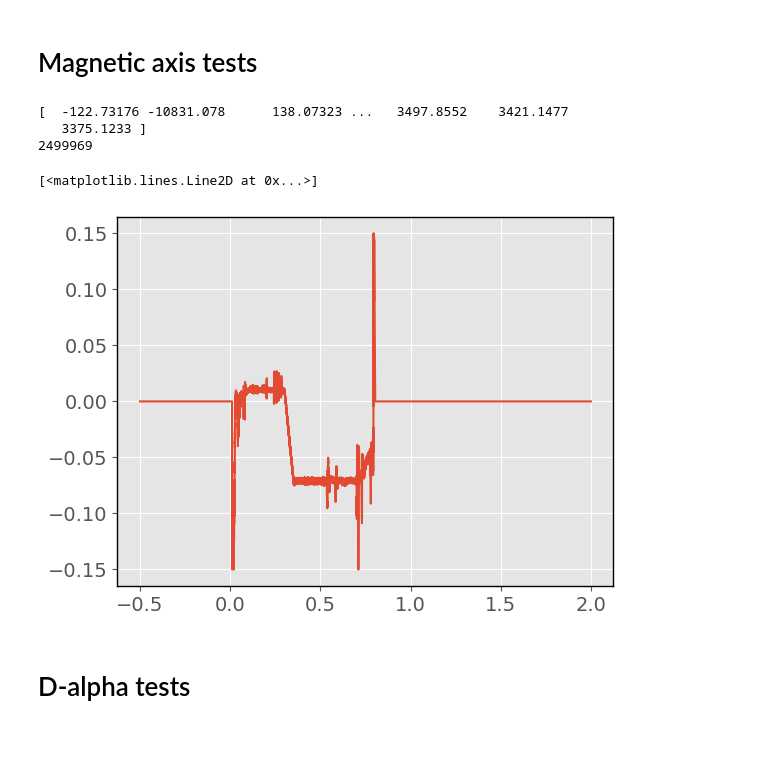
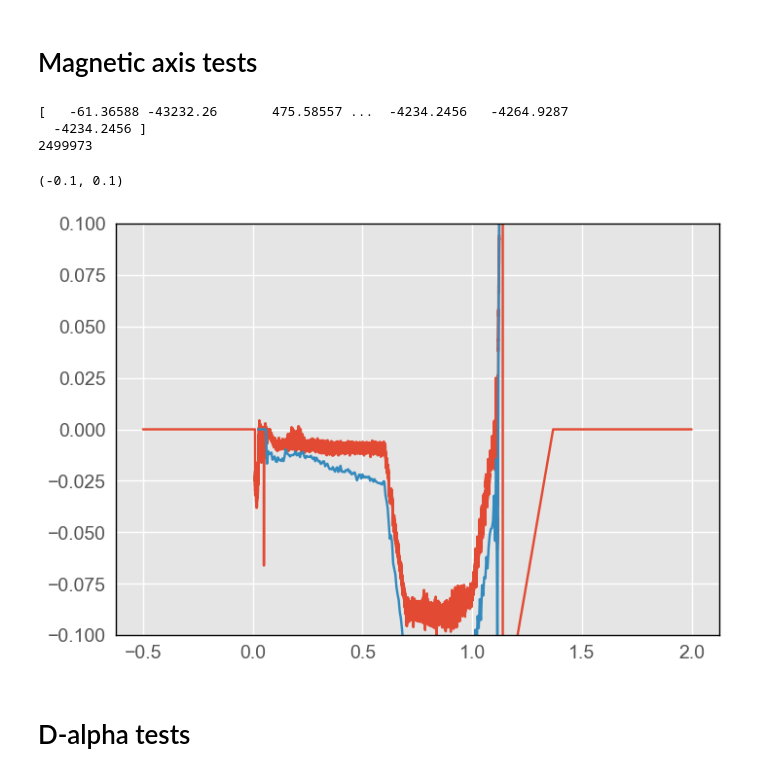
Before and after one commit to PoloidalLloyd/notebooks, a Jupyter notebook: plasma_control/diagnostic_analysis/diagnostic_tests.ipynb, the cells around one changed output. Cells and saved outputs as stored; diff of their text form; code cells hidden in the pictures; blank space fills up the shorter version.

```diff
--- a/plasma_control/diagnostic_analysis/diagnostic_tests.ipynb
+++ b/plasma_control/diagnostic_analysis/diagnostic_tests.ipynb
@@ -25,7 +25,7 @@ import numpy as np
 
 
 """Plotting settings"""
-plt.style.use('ggplot')
+plt.style.use('seaborn')
 plt.rcParams.update({'font.size': 10})
 linewidth = 3
 markersize = 15
@@ -39,22 +39,34 @@ plt.rcParams['ytick.labelsize'] = 14
 plt.rcParams.update({'font.size': 14})
 
 shot_number = 49259
-shot_number = 49220
+# shot_number = 49220
+shot_number = 49213
+# shot_number = 49259
+# shot_number = 49260
+# shot_number = 49212
+
+shot_number = 45470
+
+
+shot_number =  45416
 # %% [markdown]
 # Magnetic axis tests
 # %%
 
 
 mag_z, mag_time = magnetic_axis_zc(shot_number, output_time=True, trim = True)
 
+mag_efit, mag_time_efit = magnetic_axis_efit(shot_number, output_time=True)
+
 plt.plot(mag_time, mag_z, label='Magnetic axis')
+plt.plot(mag_time_efit, mag_efit, label='EFIT magnetic axis')
 # plt.xlim(0,1)
-# plt.ylim(-0.10,0.10)
+plt.ylim(-0.10,0.10)
 # %% [output]
-[  -122.73176 -10831.078      138.07323 ...   3497.8552    3421.1477
-   3375.1233 ]
-2499969
+[   -61.36588 -43232.26       475.58557 ...  -4234.2456   -4264.9287
+  -4234.2456 ]
+2499973
-[<matplotlib.lines.Line2D at 0x...>]
+(-0.1, 0.1)
-[figure, old version]
+[figure, new version]
 # %% [markdown]
 # D-alpha tests
```
Also changed, not shown: parts of 24 cells of this notebook, 1 other file.
